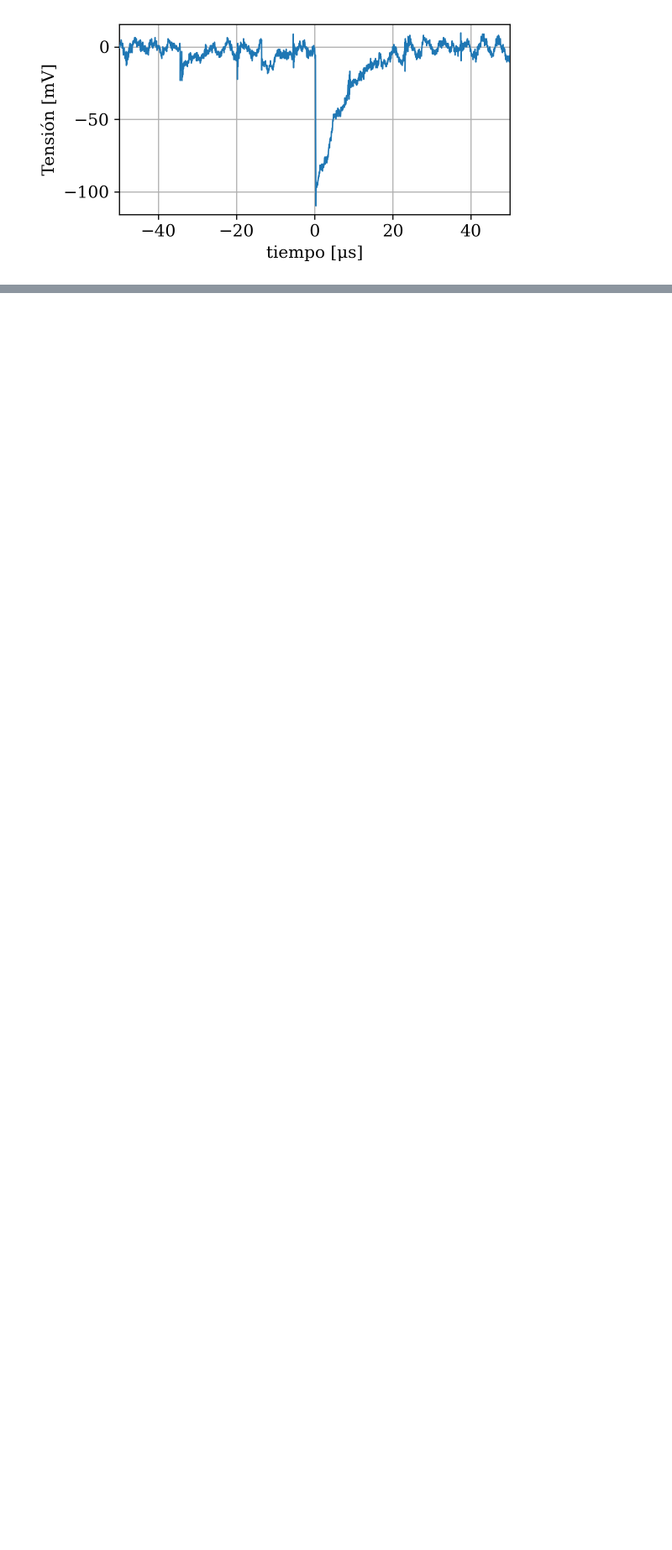
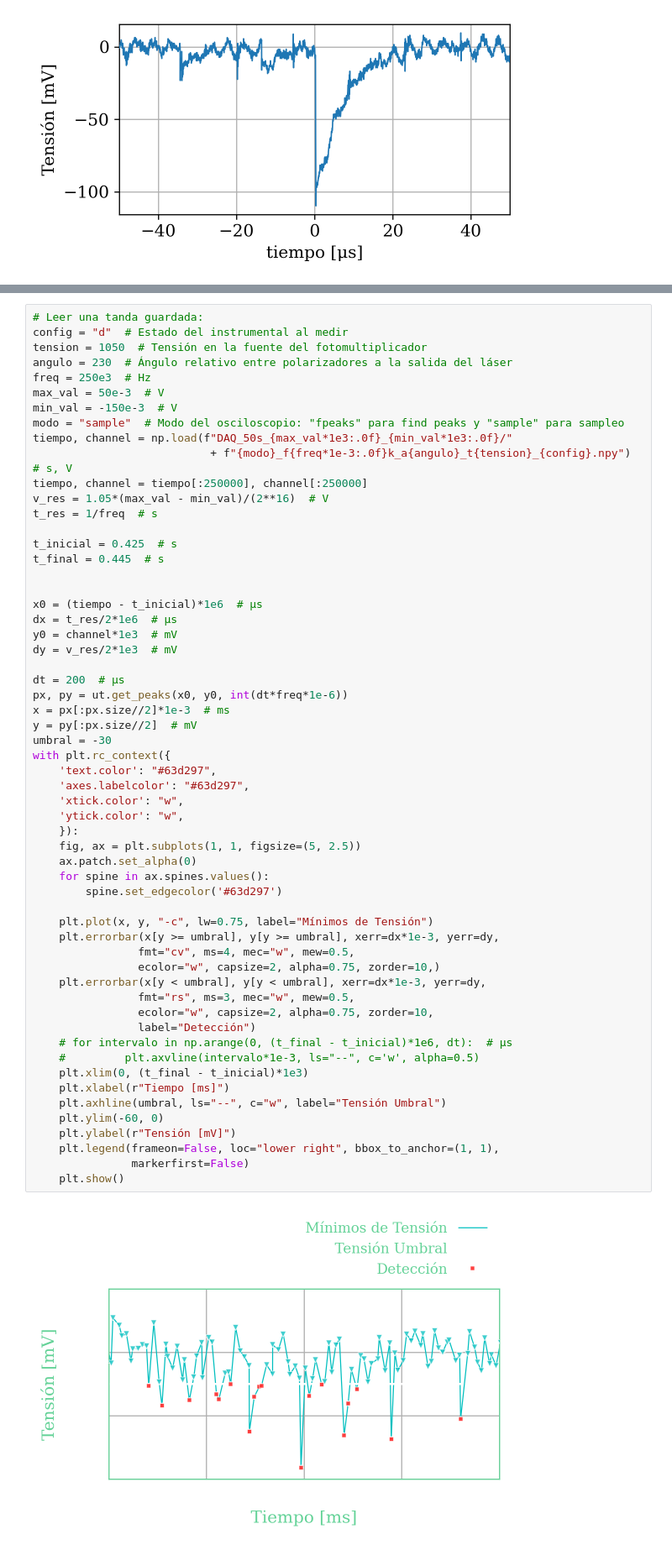
Before and after one commit to agustinbrusco/Laboratorio5, a Jupyter notebook: Datos y código - Práctica 3/plots_charla.ipynb, the cells around one changed output, grey strips where cells are left out. Shown at 84% size. Drawn from its saved outputs; the diff is of its cells as text; blank space fills up the shorter version.

```diff
--- a/Datos y código - Práctica 3/plots_charla.ipynb
+++ b/Datos y código - Práctica 3/plots_charla.ipynb
@@ -88,0 +297,60 @@ plt.show()
+# %%
+# Leer una tanda guardada:
+config = "d"  # Estado del instrumental al medir
+tension = 1050  # Tensión en la fuente del fotomultiplicador
+angulo = 230  # Ángulo relativo entre polarizadores a la salida del láser
+freq = 250e3  # Hz
+max_val = 50e-3  # V
+min_val = -150e-3  # V
+modo = "sample"  # Modo del osciloscopio: "fpeaks" para find peaks y "sample" para sampleo
+tiempo, channel = np.load(f"DAQ_50s_{max_val*1e3:.0f}_{min_val*1e3:.0f}/"
+                           + f"{modo}_f{freq*1e-3:.0f}k_a{angulo}_t{tension}_{config}.npy")  # s, V
+tiempo, channel = tiempo[:250000], channel[:250000]
+v_res = 1.05*(max_val - min_val)/(2**16)  # V
+t_res = 1/freq  # s
+
+t_inicial = 0.425  # s
+t_final = 0.445  # s
+
+
+x0 = (tiempo - t_inicial)*1e6  # μs
+dx = t_res/2*1e6  # μs
+y0 = channel*1e3  # mV
+dy = v_res/2*1e3  # mV
+
+dt = 200  # μs
+px, py = ut.get_peaks(x0, y0, int(dt*freq*1e-6))
+x = px[:px.size//2]*1e-3  # ms
+y = py[:px.size//2]  # mV
+umbral = -30
+with plt.rc_context({
+    'text.color': "#63d297",
+    'axes.labelcolor': "#63d297",
+    'xtick.color': "w",
+    'ytick.color': "w",
+    }):
+    fig, ax = plt.subplots(1, 1, figsize=(5, 2.5))
+    ax.patch.set_alpha(0)
+    for spine in ax.spines.values():
+        spine.set_edgecolor('#63d297')
+
+    plt.plot(x, y, "-c", lw=0.75, label="Mínimos de Tensión")
+    plt.errorbar(x[y >= umbral], y[y >= umbral], xerr=dx*1e-3, yerr=dy,
+                fmt="cv", ms=4, mec="w", mew=0.5,
+                ecolor="w", capsize=2, alpha=0.75, zorder=10,)
+    plt.errorbar(x[y < umbral], y[y < umbral], xerr=dx*1e-3, yerr=dy,
+                fmt="rs", ms=3, mec="w", mew=0.5,
+                ecolor="w", capsize=2, alpha=0.75, zorder=10,
+                label="Detección")
+    # for intervalo in np.arange(0, (t_final - t_inicial)*1e6, dt):  # μs
+    #         plt.axvline(intervalo*1e-3, ls="--", c='w', alpha=0.5)
+    plt.xlim(0, (t_final - t_inicial)*1e3)
+    plt.xlabel(r"Tiempo [ms]")
+    plt.axhline(umbral, ls="--", c="w", label="Tensión Umbral")
+    plt.ylim(-60, 0)
+    plt.ylabel(r"Tensión [mV]")
+    plt.legend(frameon=False, loc="lower right", bbox_to_anchor=(1, 1),
+               markerfirst=False)
+    plt.show()
+# %% [output]
+[figure, added]
```
Also changed, not shown: parts of 16 cells of this notebook.
